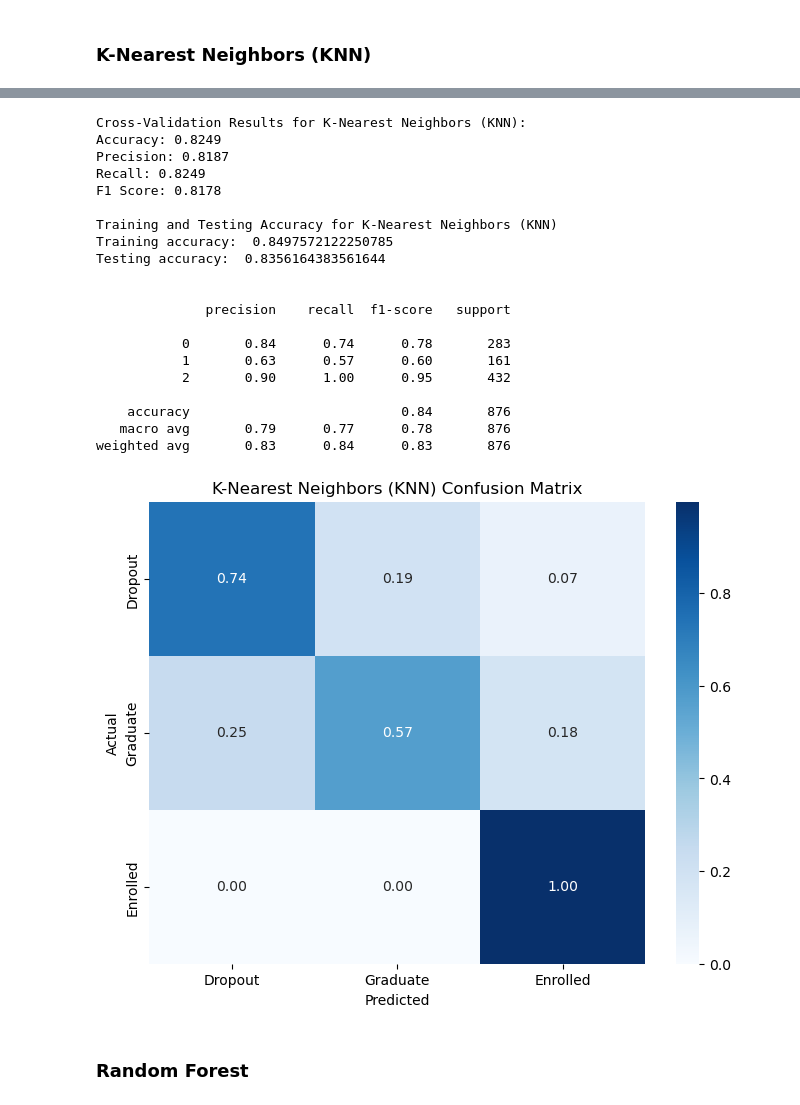
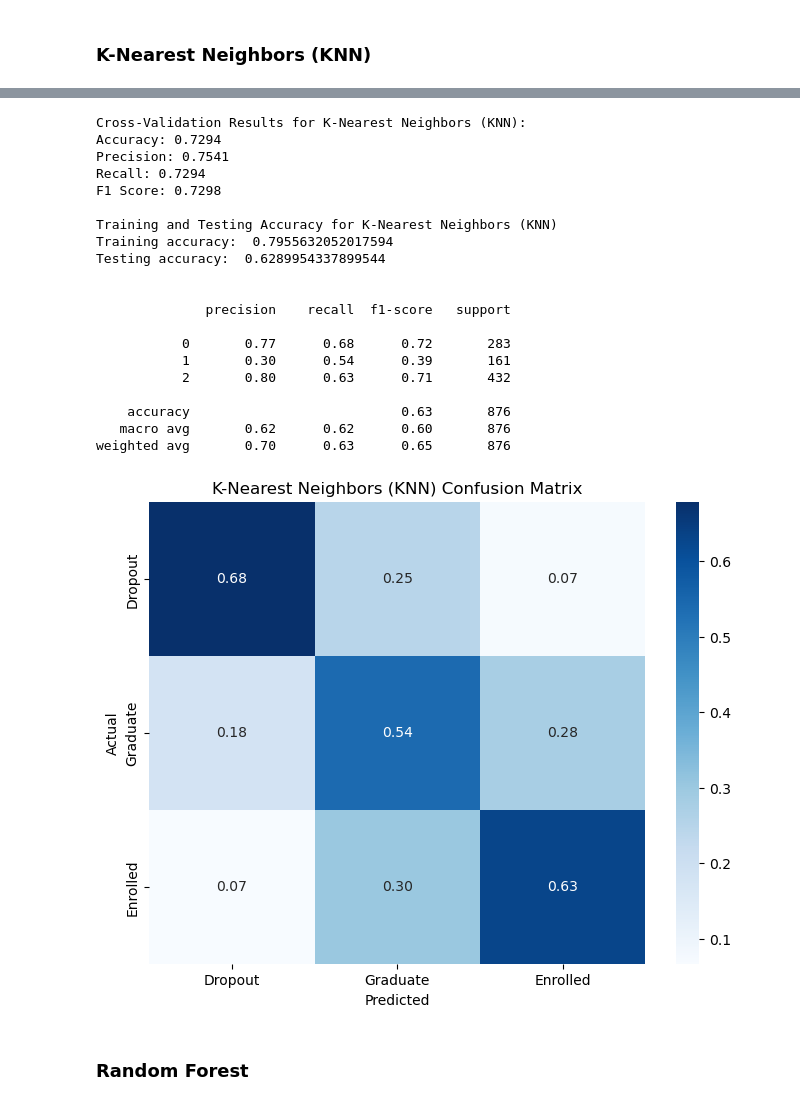
Before and after one commit to junyao0525/dm-ass, a Jupyter notebook: notebooks/main.ipynb, the cells around one changed output, grey strips where cells are left out. Cells and saved outputs as stored; diff of their text form; code cells hidden in the pictures.

Commit message:
refactor : using balance dataset to train model

```diff
--- a/notebooks/main.ipynb
+++ b/notebooks/main.ipynb
@@ -410,19 +438,21 @@ Students with scholarships show a higher proportion of graduation and a lower pr
 # %% [markdown]
 ### Question 4: Is there any relationship between being a debtor and the likelihood of graduating?
 # %%
+df_4 = df.copy()
+
 # Convert 'Target' to binary (1 for Graduate, 0 for non-Graduate)
-df['Graduate'] = df['Target'].apply(lambda x: 1 if x == 'Graduate' else 0)
+df_4['Graduate'] = df_4['Target'].apply(lambda x: 1 if x == 'Graduate' else 0)
 
 # Countplot for Debtor vs Non-Debtor and Graduation Status
 plt.figure(figsize=(8, 6))
-sns.countplot(x='Graduate', hue='Debtor', data=df)
+sns.countplot(x='Graduate', hue='Debtor', data=df_4)
 plt.title("Debtor vs Non-Debtor for Graduation Status")
 plt.xlabel("Graduation Status (0: Non-Graduate, 1: Graduate)")
 plt.ylabel("Count")
 plt.legend(title="Debtor Status", labels=["Non-Debtor (0)", "Debtor (1)"])
 plt.show()
 # Create contingency table for Debtor vs Graduate status
-contingency_table = pd.crosstab(df['Debtor'], df['Graduate'])
+contingency_table = pd.crosstab(df_4['Debtor'], df_4['Graduate'])
 
 # Perform Chi-Square test
 chi2_stat, p_val, dof, expected = stats.chi2_contingency(contingency_table)
@@ -589,8 +589,8 @@ y = cleaned_data['Target']  # Target variable
 
 # Step 2: Split the data into training and testing sets
 X_train, X_test, y_train, y_test = train_test_split(X, y, test_size=0.2, random_state=42)
-
-#################################################################################
+smote = SMOTE(random_state=42)
+X_train, y_train = smote.fit_resample(X_train, y_train)
 # %% [markdown]
 ### To know how many set in training and testing
 # %%
@@ -871,32 +872,32 @@ plt.show()
 # %%
 # Step 3: Train the KNN model
-knn_num = KNeighborsClassifier(n_neighbors=17)
+knn_num = KNeighborsClassifier(n_neighbors=9)
 knn_num = knn_num.fit(X_train, y_train)
 
 # Step 1: show cross validation results
 cv_results_knn = perform_cross_validation(knn_num, X_train, y_train, model_name="K-Nearest Neighbors (KNN)")
 # %% [output]
 Cross-Validation Results for K-Nearest Neighbors (KNN):
-Accuracy: 0.8249
-Precision: 0.8187
-Recall: 0.8249
-F1 Score: 0.8178
+Accuracy: 0.7294
+Precision: 0.7541
+Recall: 0.7294
+F1 Score: 0.7298
 
 Training and Testing Accuracy for K-Nearest Neighbors (KNN)
-Training accuracy:  0.8497572122250785
-Testing accuracy:  0.8356164383561644
+Training accuracy:  0.7955632052017594
+Testing accuracy:  0.6289954337899544
 
 
               precision    recall  f1-score   support
 
-           0       0.84      0.74      0.78       283
-           1       0.63      0.57      0.60       161
-           2       0.90      1.00      0.95       432
+           0       0.77      0.68      0.72       283
+           1       0.30      0.54      0.39       161
+           2       0.80      0.63      0.71       432
 
-    accuracy                           0.84       876
-   macro avg       0.79      0.77      0.78       876
-weighted avg       0.83      0.84      0.83       876
+    accuracy                           0.63       876
+   macro avg       0.62      0.62      0.60       876
+weighted avg       0.70      0.63      0.65       876
-[figure, old version]
+[figure, new version]
 # %% [markdown]
 ### **Random Forest**
 # %%
```
Also changed, not shown: parts of 26 cells of this notebook.
